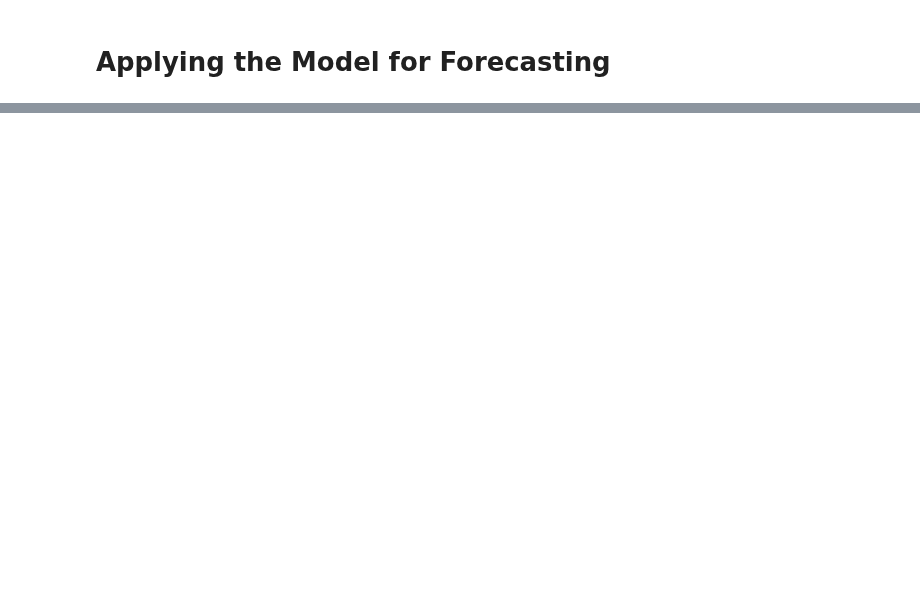
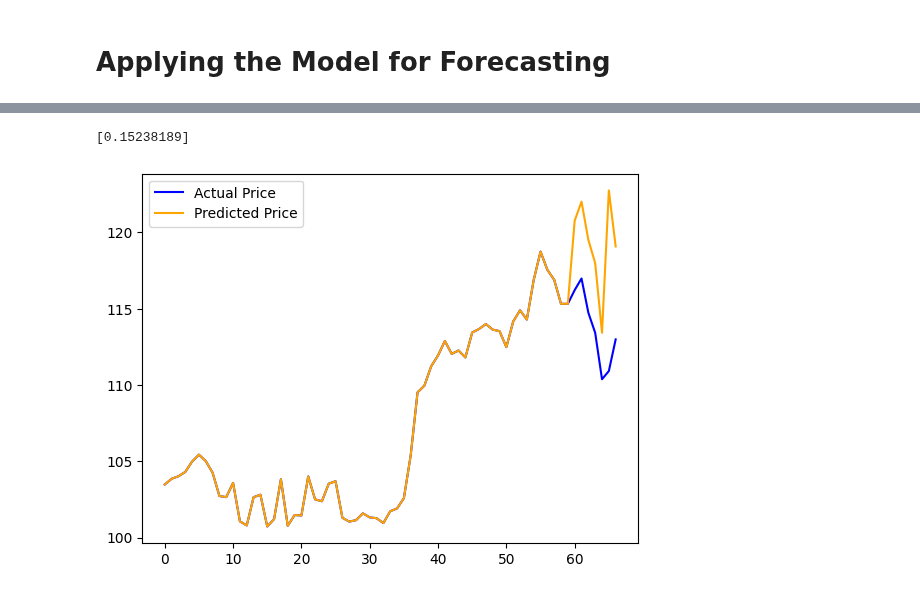
Before and after one commit to Justin-Pascua/PIC16B-Group-E, a Jupyter notebook: Regression_Model.ipynb, the cells around one changed output, grey strips where cells are left out. Saved outputs shown, nothing was run; the diff lists cells and outputs as text; code cells hidden in the pictures; blank space fills up the shorter version.

```diff
--- a/Regression_Model.ipynb
+++ b/Regression_Model.ipynb
@@ -280,7 +282,8 @@ scaled_data = scaler.fit_transform(df['Close'].values.reshape(-1,1))
 # %%
 # obtaining one prediction
-X_one = create_sequences(scaled_data[:60], window_size)
+window_size = 60
+X_one = create_sequences(scaled_data, window_size)
 one_predict = model.predict(X_one)
 one_predict = scaler.inverse_transform(one_predict)
-one_predict[0][0]
+one_predict[0]
 # %% [output]
@@ -289,13 +292,44 @@ one_predict[0][0]
+# %%
+import math
+
+def clipped_normal(mean=0, std=0.25, size=1):
+    values = np.random.normal(mean, std, size)
+    return np.clip(values, -1, 1)
+
+# Example usage
+random_value = clipped_normal()
+print(random_value)
+# %% [output]
+[0.15238189]
 # %%
 # define forecast window size
-days_forward = 60
+days_forward = 7
 
 # initialize array to store future values
-forecast_df = np.empty(days_forward, )
+forecast_arr = scaled_data
 
 # get predictions
 for i in range(days_forward):
-  seq = create_sequences(scaled_data[:60+i], window_size)
+  seq = create_sequences(forecast_arr[-60:], window_size)
   one_predict = model.predict(seq, verbose = 0)
-  one_predict = scaler.inverse_transform(one_predict)
-  forecast_df[i] = one_predict[0][0]
+  one_predict[0][0] = one_predict[0][0] + clipped_normal()
+  forecast_arr = np.concatenate((forecast_arr, one_predict))
+
+forecast_arr = scaler.inverse_transform(forecast_arr)
+# %%
+# Plotting real vs predicted prices
+known_plot = np.empty((scaled_data.shape[0] + days_forward, 1))
+known_plot[:, :] = np.nan
+known_plot[:, :] = df_full['Close'][:scaled_data.shape[0] + days_forward].values.reshape(-1,1)
+
+prediction_plot = np.empty((closing_prices.shape[0] + days_forward, 1))
+prediction_plot[:, :] = np.nan
+prediction_plot[: window_size + days_forward, :] = forecast_arr
+
+# plot baseline and predictions
+plt.plot(known_plot, color = 'blue', label = 'Actual Price')
+plt.plot(prediction_plot, color = 'orange', label = 'Predicted Price')
+plt.legend()
+plt.show()
+# %% [output]
+[figure, added]
```
Also changed, not shown: parts of 8 cells of this notebook.
